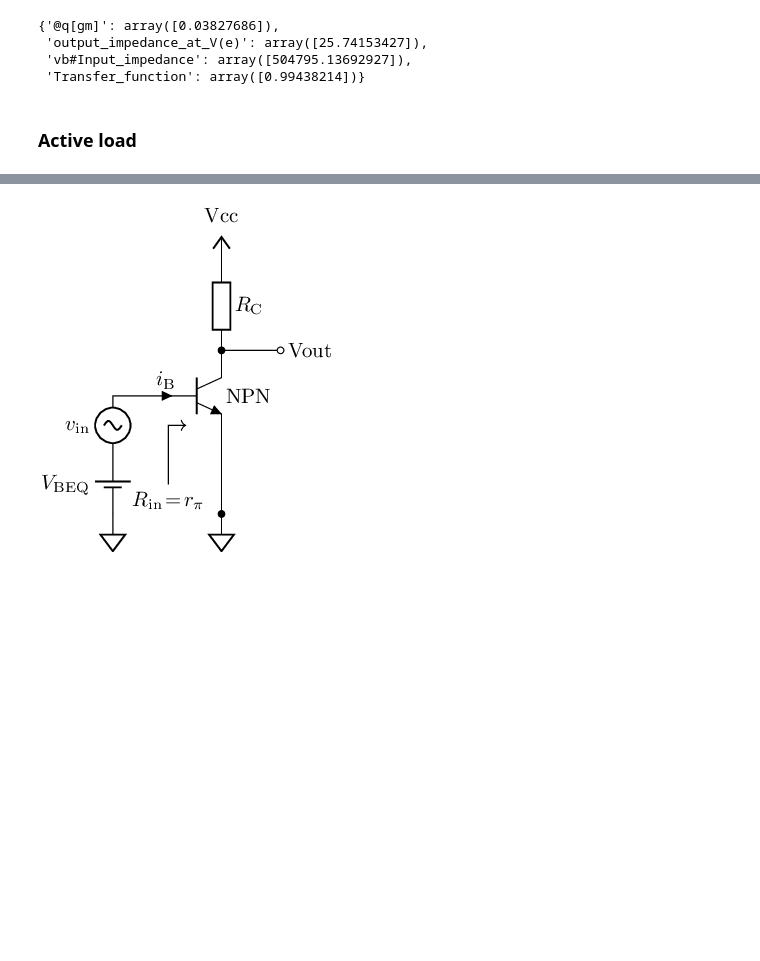
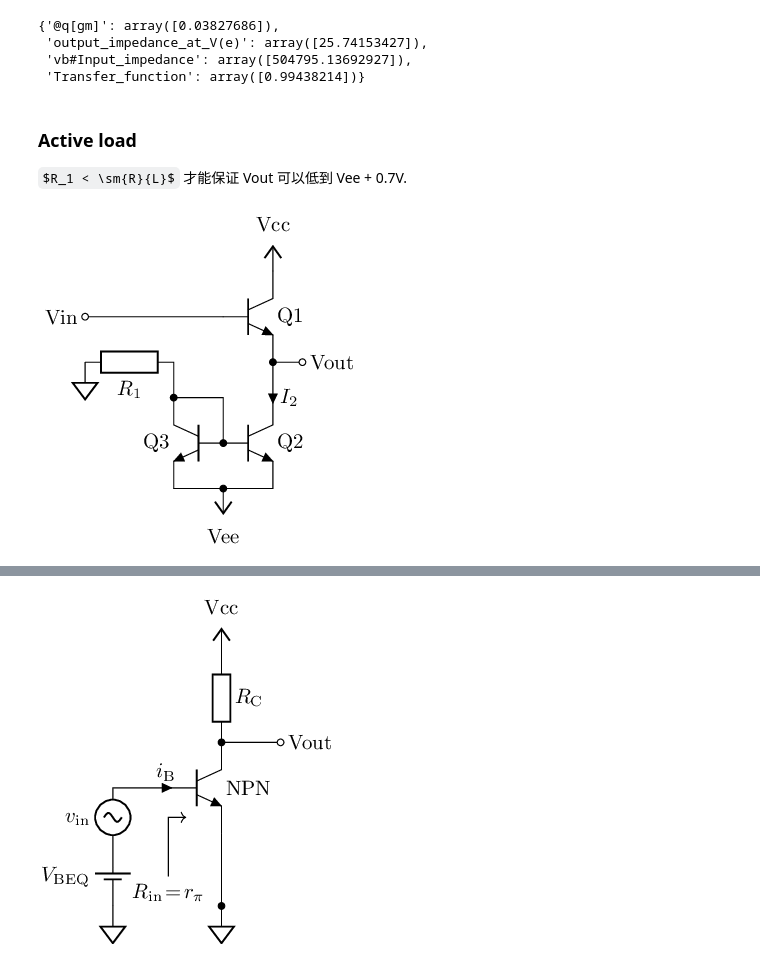
Before and after one commit to chenshuo/nuedc, a Jupyter notebook: docs/bjt-basics.ipynb, the cells around one changed output, grey strips where cells are left out. Cells and saved outputs as stored; diff of their text form; code cells hidden in the pictures; some formulas as TeX source; blank space fills up the shorter version.

```diff
--- a/docs/bjt-basics.ipynb
+++ b/docs/bjt-basics.ipynb
@@ -519,3 +527,27 @@ ng.vectors()
  'Transfer_function': array([0.99438214])}
 # %% [markdown]
 ### Active load
+
+$R_1 < \sm{R}{L}$ 才能保证 Vout 可以低到 Vee + 0.7V.
+# %%
+%%tikz -ct
+
+\ctikzset{transistors/arrow pos=end, american currents, american voltages, european resistors}
+
+\draw (0, 0) node [npn] (Q1) {Q1};
+\draw (Q1.C) node [vcc] {Vcc};
+\draw (Q1.E) to [short, *-o] ++(0.5, 0) node [right] {Vout};
+\draw (Q1.E) to [short] ++(0, -0.6)
+  node [npn, anchor=C] (Q2) {Q2};
+\draw (Q2.B) node [circ] {} node [npn, anchor=B, xscale=-1] (Q3) {\ctikzflipx{Q3}};
+\draw (Q3.C) to [short, *-] ++(0, 0.6)
+  to [R, l={$R_1$}, bipoles/length=1.2cm] ++(-1.5, 0)
+  coordinate (L)
+  node [sground] {};
+\draw (Q3.E -| Q3.B) node [circ] {} node [vee] {Vee};
+\draw (Q3.E) -- (Q2.E);
+\draw (Q3.C) -| (Q3.B);
+\draw (Q1.B) to [short, -o] (Q1.B-|L) node [left] {Vin};
+\draw (Q2.C) node [currarrow, rotate=-90] {} node [right] {$I_2$};
+# %% [output]
+[figure, added]
```
Also changed, not shown: parts of 9 cells of this notebook.
